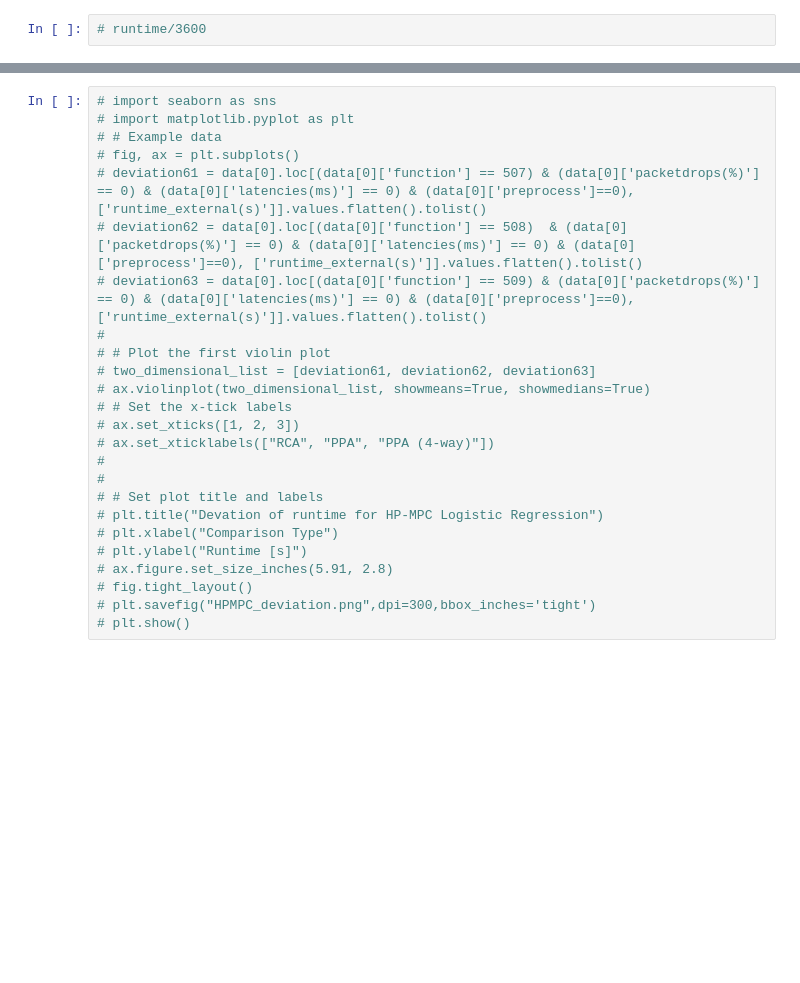
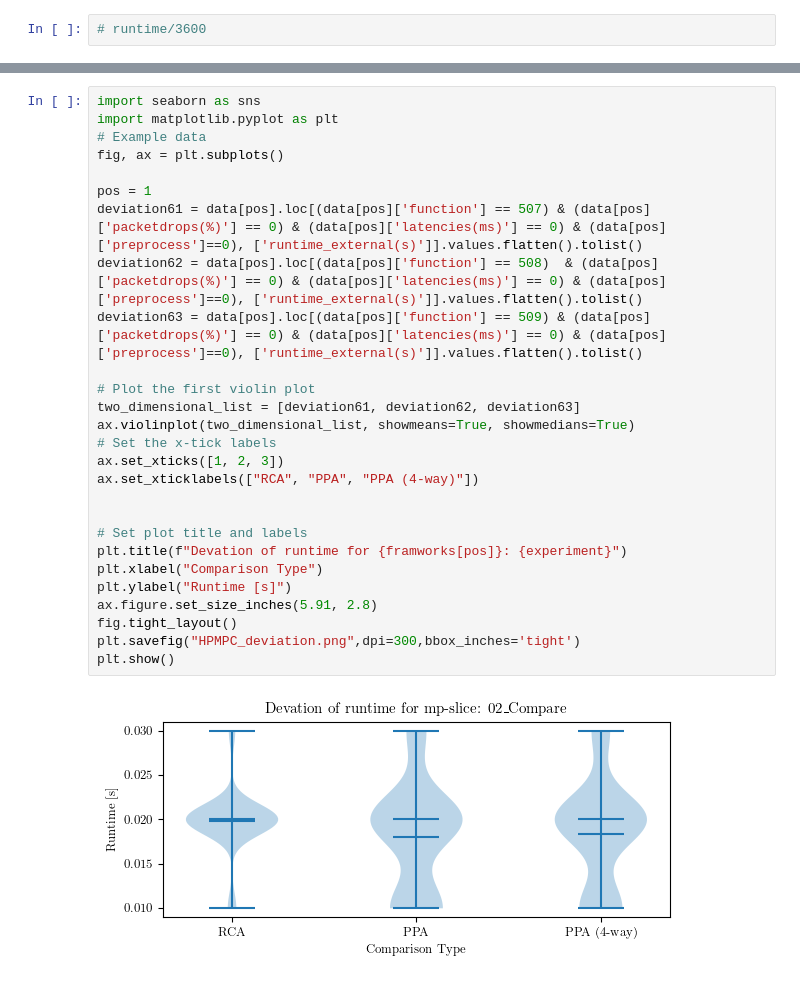
Before and after one commit to aSlunk/results, a Jupyter notebook: mp-slice/02_Compare/Deviation_latency.ipynb, the cells around one changed output, grey strips where cells are left out. Cells and saved outputs as stored; diff of their text form; blank space fills up the shorter version.

```diff
--- a/mp-slice/02_Compare/Deviation_latency.ipynb
+++ b/mp-slice/02_Compare/Deviation_latency.ipynb
@@ -309,25 +313,29 @@ plt.show()
 # %%
-# import seaborn as sns
-# import matplotlib.pyplot as plt
-# # Example data
-# fig, ax = plt.subplots()
-# deviation61 = data[0].loc[(data[0]['function'] == 507) & (data[0]['packetdrops(%)'] == 0) & (data[0]['latencies(ms)'] == 0) & (data[0]['preprocess']==0), ['runtime_external(s)']].values.flatten().tolist()
-# deviation62 = data[0].loc[(data[0]['function'] == 508)  & (data[0]['packetdrops(%)'] == 0) & (data[0]['latencies(ms)'] == 0) & (data[0]['preprocess']==0), ['runtime_external(s)']].values.flatten().tolist()
-# deviation63 = data[0].loc[(data[0]['function'] == 509) & (data[0]['packetdrops(%)'] == 0) & (data[0]['latencies(ms)'] == 0) & (data[0]['preprocess']==0), ['runtime_external(s)']].values.flatten().tolist()
-#
-# # Plot the first violin plot
-# two_dimensional_list = [deviation61, deviation62, deviation63]
-# ax.violinplot(two_dimensional_list, showmeans=True, showmedians=True)
-# # Set the x-tick labels
-# ax.set_xticks([1, 2, 3])
-# ax.set_xticklabels(["RCA", "PPA", "PPA (4-way)"])
-#
-#
-# # Set plot title and labels
-# plt.title("Devation of runtime for HP-MPC Logistic Regression")
-# plt.xlabel("Comparison Type")
-# plt.ylabel("Runtime [s]")
-# ax.figure.set_size_inches(5.91, 2.8)
-# fig.tight_layout()
-# plt.savefig("HPMPC_deviation.png",dpi=300,bbox_inches='tight')
-# plt.show()
+import seaborn as sns
+import matplotlib.pyplot as plt
+# Example data
+fig, ax = plt.subplots()
+
+pos = 1
+deviation61 = data[pos].loc[(data[pos]['function'] == 507) & (data[pos]['packetdrops(%)'] == 0) & (data[pos]['latencies(ms)'] == 0) & (data[pos]['preprocess']==0), ['runtime_external(s)']].values.flatten().tolist()
+deviation62 = data[pos].loc[(data[pos]['function'] == 508)  & (data[pos]['packetdrops(%)'] == 0) & (data[pos]['latencies(ms)'] == 0) & (data[pos]['preprocess']==0), ['runtime_external(s)']].values.flatten().tolist()
+deviation63 = data[pos].loc[(data[pos]['function'] == 509) & (data[pos]['packetdrops(%)'] == 0) & (data[pos]['latencies(ms)'] == 0) & (data[pos]['preprocess']==0), ['runtime_external(s)']].values.flatten().tolist()
+
+# Plot the first violin plot
+two_dimensional_list = [deviation61, deviation62, deviation63]
+ax.violinplot(two_dimensional_list, showmeans=True, showmedians=True)
+# Set the x-tick labels
+ax.set_xticks([1, 2, 3])
+ax.set_xticklabels(["RCA", "PPA", "PPA (4-way)"])
+
+
+# Set plot title and labels
+plt.title(f"Devation of runtime for {framworks[pos]}: {experiment}")
+plt.xlabel("Comparison Type")
+plt.ylabel("Runtime [s]")
+ax.figure.set_size_inches(5.91, 2.8)
+fig.tight_layout()
+plt.savefig("HPMPC_deviation.png",dpi=300,bbox_inches='tight')
+plt.show()
+# %% [output]
+[figure, added]
```
Also changed, not shown: parts of 7 cells of this notebook, 4 other files.
